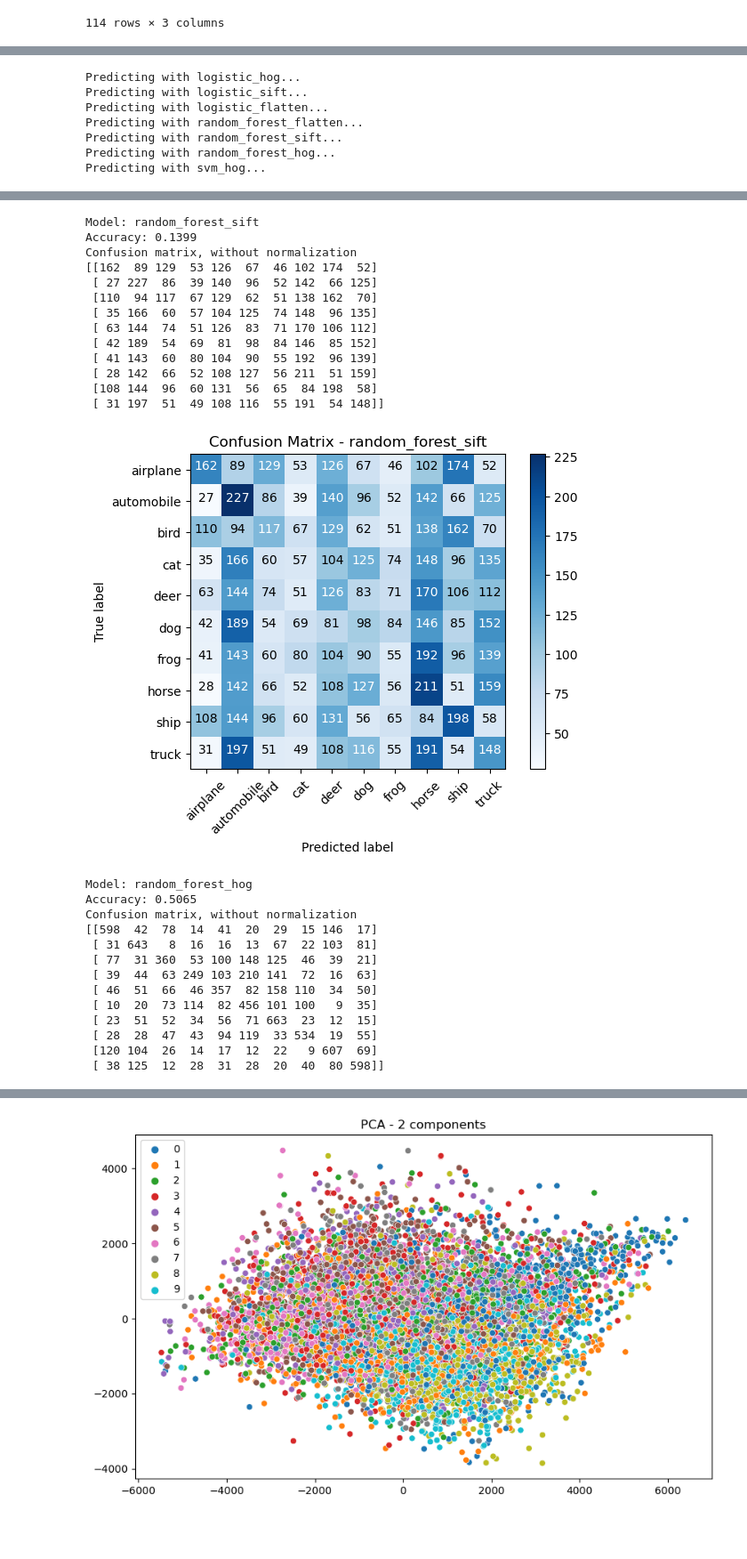
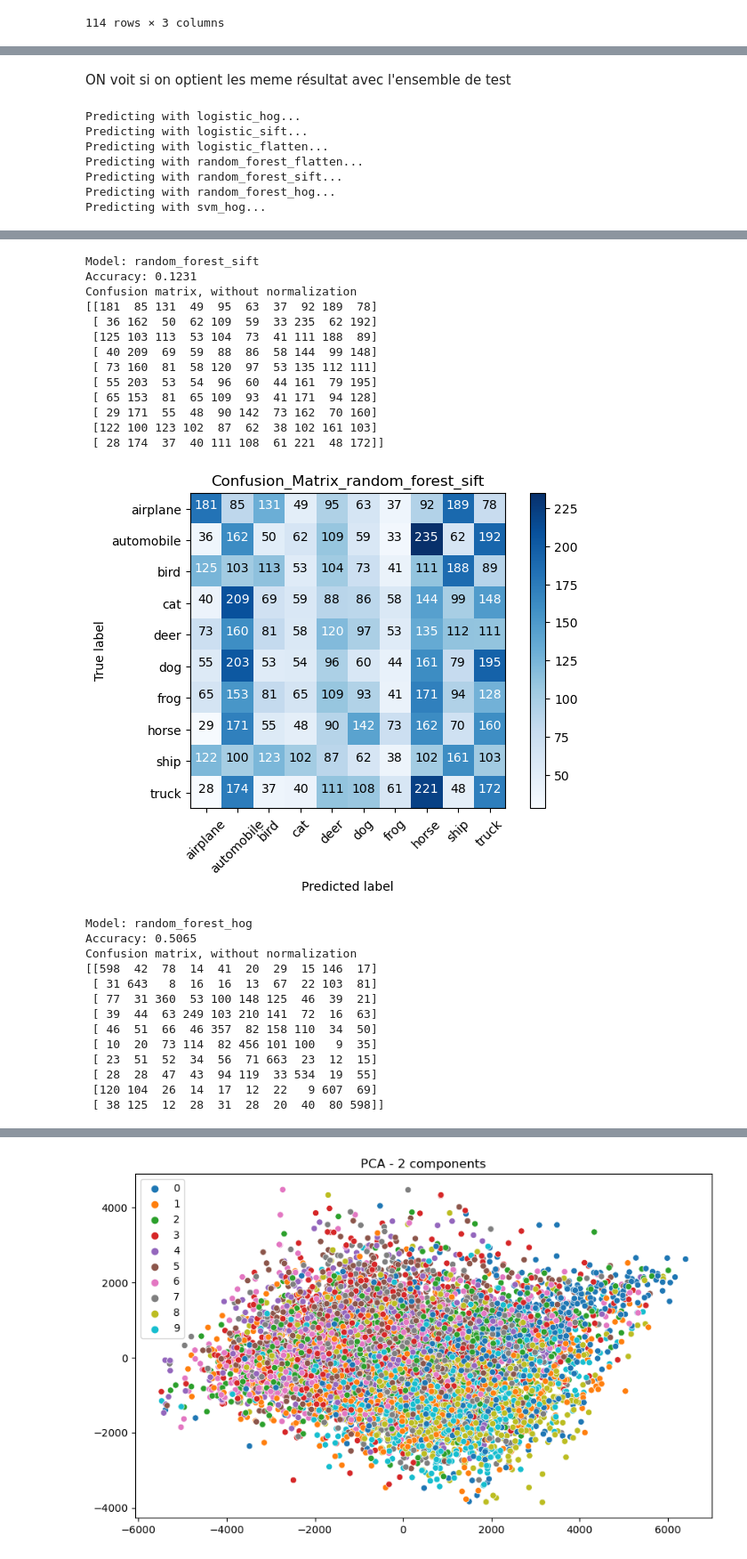
Before and after one commit to Mkbrad77/classification_cifar10, a Jupyter notebook: notebooks/best_model_show.ipynb, the cells around one changed output, grey strips where cells are left out. Shown at 89% size. Saved outputs shown, nothing was run; the diff lists cells and outputs as text; code cells hidden in the pictures; blank space fills up the shorter version.

Commit message:
new notebook with a test of my best models

```diff
--- a/notebooks/best_model_show.ipynb
+++ b/notebooks/best_model_show.ipynb
@@ -92,0 +127,8 @@ df
+# %%
+# Visualiser les matrices de confusion et les courbes ROC pour chaque modèle
+for model_name, (y_pred, y_score) in predictions.items():
+    print(f"Model: {model_name}")
+    print(f"Accuracy: {np.mean(y_pred == y_val)}")
+    cm = confusion_matrix(y_val, y_pred)
+    plot_confusion_matrix(cm, classes=LABEL_NAMES, title=f'Confusion_Matrix_{model_name}')
+    #plot_roc_curve(y_test, y_score, n_classes=NUM_CLASSES)
@@ -92,0 +234,6 @@ df
+# %%
+# Visualiser les matrices de confusion et les courbes ROC pour chaque modèle
+for model_name, (y_pred, y_score) in predictions.items():
+    print(f"Model: {model_name}")
+    print(f"Accuracy: {np.mean(y_pred == y_val)}")
+    plot_roc_curve(y_val, y_score, n_classes=NUM_CLASSES, title=f'ROC_{model_name}')
@@ -93,5 +275,7 @@ df
+# %% [markdown]
+ON voit si on optient les meme résultat avec l'ensemble de test
 # %%
-features = {
+features_test = {
     'flatten': extract_features(X_test, method='flatten'),
     'hog': extract_features(X_test, method='hog'),
     'sift': extract_features(X_test, method='sift')
@@ -105,23 +283,24 @@ features = {
 # %%
-predictions = {}
+
+predictions_test = {}
 for model_name, model in models.items():
     method = model_name.split('_')[-1]
     print(f"Predicting with {model_name}...")
     if method == 'sift':
         try:
-            X_test_features = features[method]
+            X_test_features = features_test[method]
             y_pred = model.predict(X_test_features)
         except:
-            X_test_features = np.hstack((features[method], np.zeros((features[method].shape[0], 78))))
+            X_test_features = np.hstack((features_test[method], np.zeros((features_test[method].shape[0], 78))))
             y_pred = model.predict(X_test_features)
         # X has 50 features, but StandardScaler is expecting 128 features as input.
         # We need to add 78 zero columns to X to match the dimensionality.
     else:
-        X_test_features = features[method]
+        X_test_features = features_test[method]
         y_pred = model.predict(X_test_features)
     # y_pred = model.predict(X_val_features)
     y_score = model.predict_proba(X_test_features) if hasattr(model, "predict_proba") else model.decision_function(X_test_features)
-    predictions[model_name] = (y_pred, y_score)
+    predictions_test[model_name] = (y_pred, y_score)
 # %% [output]
 Predicting with logistic_hog...
 Predicting with logistic_sift...
@@ -153,10 +312,10 @@ Predicting with svm_hog...
 # %%
 # Visualiser les matrices de confusion et les courbes ROC pour chaque modèle
-for model_name, (y_pred, y_score) in predictions.items():
+for model_name, (y_pred, y_score) in predictions_test.items():
     print(f"Model: {model_name}")
     print(f"Accuracy: {np.mean(y_pred == y_test)}")
     cm = confusion_matrix(y_test, y_pred)
-    plot_confusion_matrix(cm, classes=LABEL_NAMES, title=f'Confusion Matrix - {model_name}')
+    plot_confusion_matrix(cm, classes=LABEL_NAMES, title=f'Confusion_Matrix_{model_name}')
     #plot_roc_curve(y_test, y_score, n_classes=NUM_CLASSES)
 # %% [output]
 Model: logistic_hog
@@ -218,17 +377,17 @@ Confusion matrix, without normalization
 Model: random_forest_sift
-Accuracy: 0.1399
+Accuracy: 0.1231
 Confusion matrix, without normalization
-[[162  89 129  53 126  67  46 102 174  52]
- [ 27 227  86  39 140  96  52 142  66 125]
- [110  94 117  67 129  62  51 138 162  70]
- [ 35 166  60  57 104 125  74 148  96 135]
- [ 63 144  74  51 126  83  71 170 106 112]
- [ 42 189  54  69  81  98  84 146  85 152]
- [ 41 143  60  80 104  90  55 192  96 139]
- [ 28 142  66  52 108 127  56 211  51 159]
- [108 144  96  60 131  56  65  84 198  58]
- [ 31 197  51  49 108 116  55 191  54 148]]
+[[181  85 131  49  95  63  37  92 189  78]
+ [ 36 162  50  62 109  59  33 235  62 192]
+ [125 103 113  53 104  73  41 111 188  89]
+ [ 40 209  69  59  88  86  58 144  99 148]
+ [ 73 160  81  58 120  97  53 135 112 111]
+ [ 55 203  53  54  96  60  44 161  79 195]
+ [ 65 153  81  65 109  93  41 171  94 128]
+ [ 29 171  55  48  90 142  73 162  70 160]
+ [122 100 123 102  87  62  38 102 161 103]
+ [ 28 174  37  40 111 108  61 221  48 172]]
-[figure, old version]
+[figure, new version]
 Model: random_forest_hog
 Accuracy: 0.5065
 Confusion matrix, without normalization
```
Also changed, not shown: parts of 13 cells of this notebook, 24 other files.
